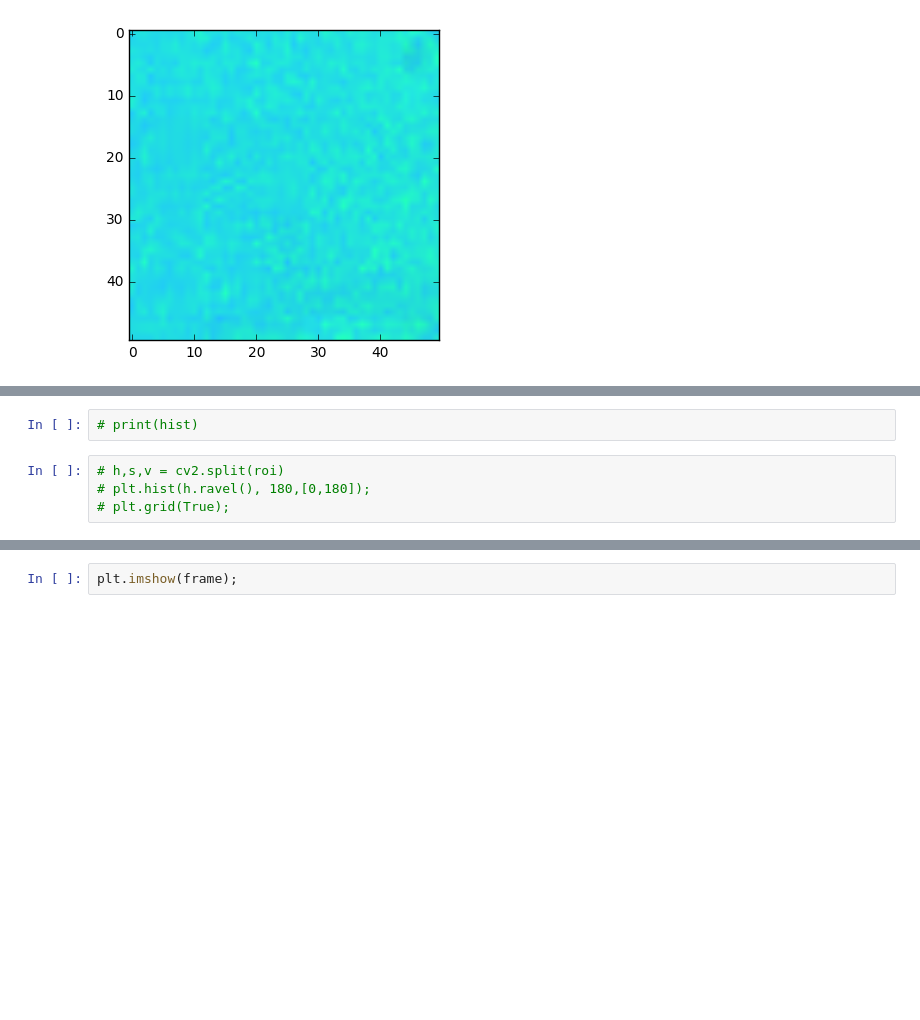
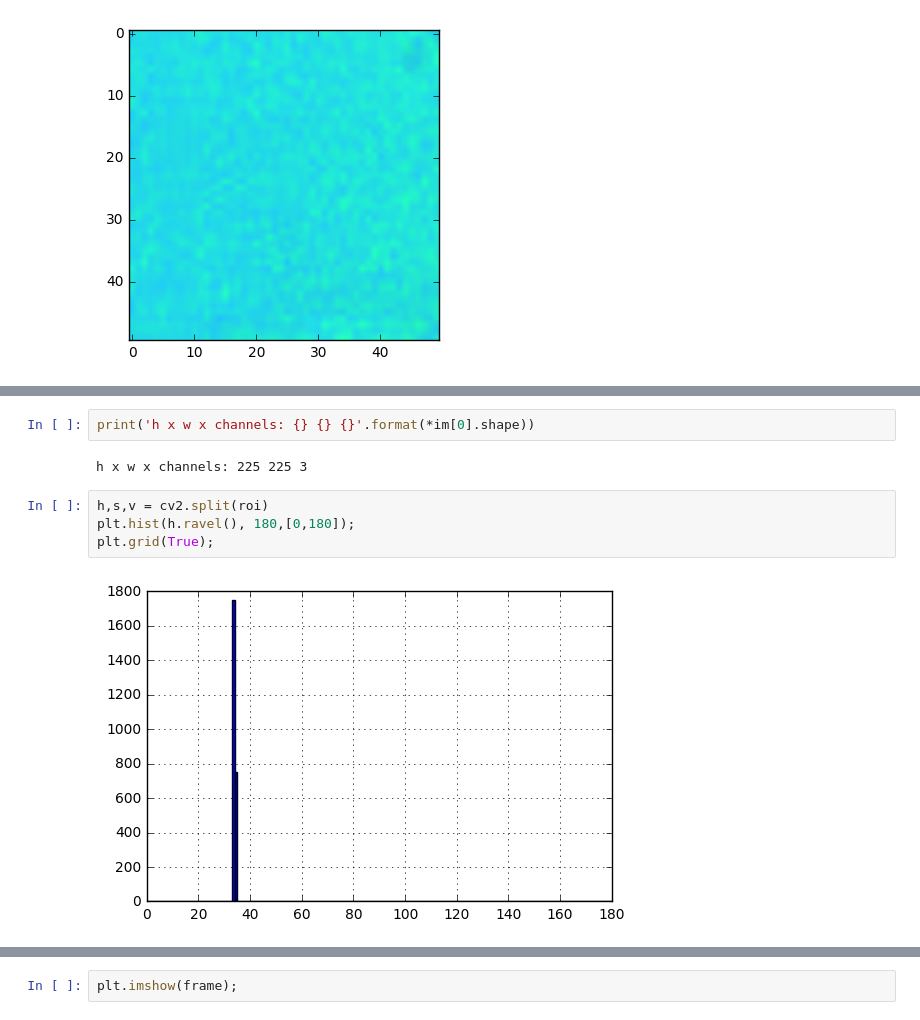
Before and after one commit to BrainSpawnInfosphere/walkingeye, a Jupyter notebook: docs/ipython/histogram_tracking.ipynb, the cells around one changed output, grey strips where cells are left out. Drawn from its saved outputs; the diff is of its cells as text; blank space fills up the shorter version.

```diff
--- a/docs/ipython/histogram_tracking.ipynb
+++ b/docs/ipython/histogram_tracking.ipynb
@@ -62,7 +68,11 @@ plt.grid(True)
-# %%
-# print(hist)
+# %%
+print('h x w x channels: {} {} {}'.format(*im[0].shape))
+# %% [output]
+h x w x channels: 225 225 3
 # %%
-# h,s,v = cv2.split(roi)
-# plt.hist(h.ravel(), 180,[0,180]);
-# plt.grid(True);
+h,s,v = cv2.split(roi)
+plt.hist(h.ravel(), 180,[0,180]);
+plt.grid(True);
+# %% [output]
+[figure, added]
 # %%
```
Also changed, not shown: parts of 11 cells of this notebook, 7 other files.
